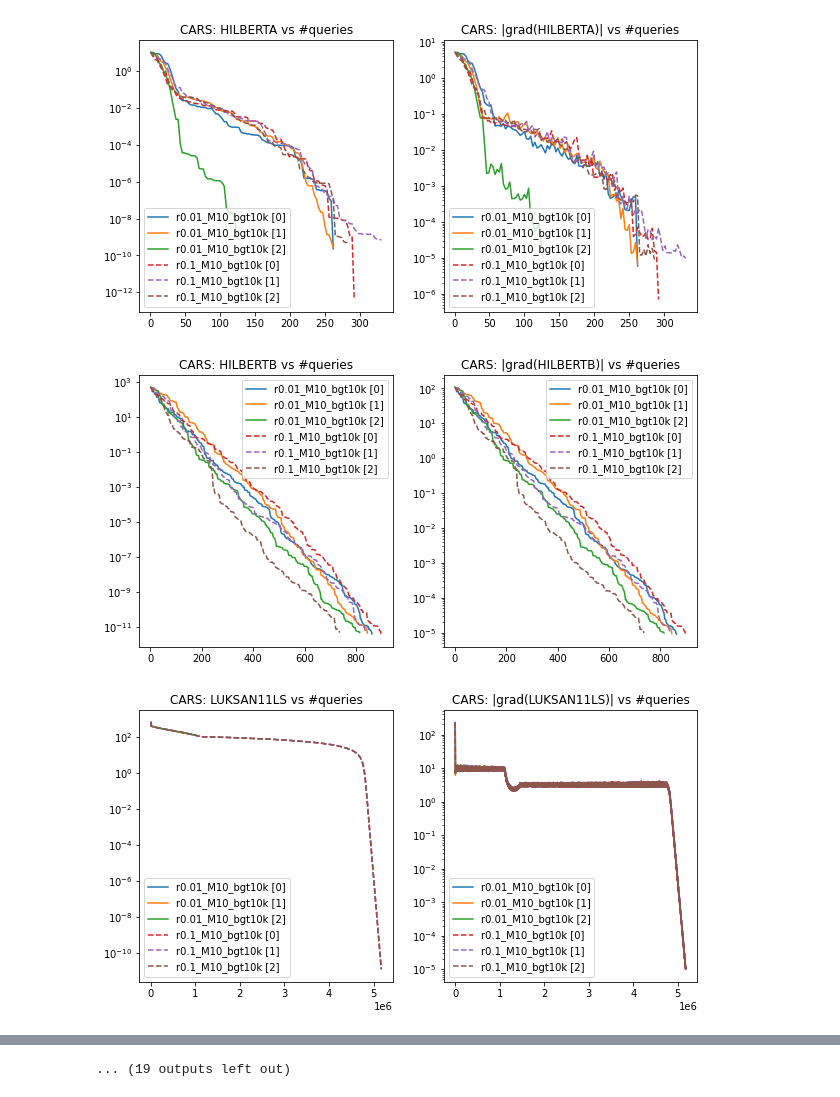
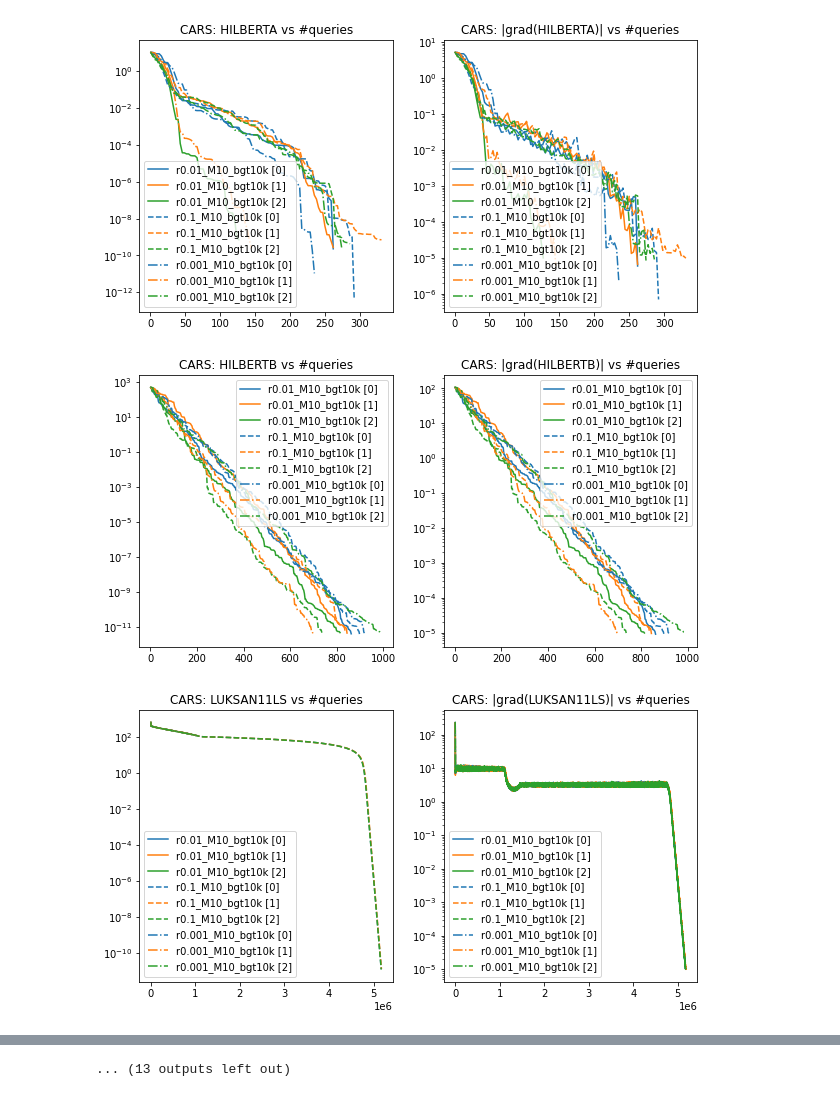
Before and after one commit to bumsu-kim/CARS, a Jupyter notebook: CARS_pyCUTEst/readData.ipynb, the cells around one changed output, grey strips where cells are left out. Cells and saved outputs as stored; diff of their text form; code cells hidden in the pictures.

```diff
--- a/CARS_pyCUTEst/readData.ipynb
+++ b/CARS_pyCUTEst/readData.ipynb
@@ -59,7 +59,8 @@ def plot_res(folder, paramoptions, Otype, pname, maxexpnum):
             ax2.plot(iters, gnorms, label=f"{expnum}")
             ax2.set_yscale('log')
             ax2.title.set_text(f'{Otype}: |grad({pname})| vs #queries')
-
+        else:
+            print(f"File/Folder doesn't exist: {fname}")
     if numlines>0:
         ax1.legend(loc='best')
         ax2.legend(loc='best')
@@ -71,7 +72,8 @@ def plot_res_mult(folder, paramoptions_list, Otype, pname, maxexpnum):
     nres = len(paramoptions_list)
     numlines = 0
     fig, (ax1, ax2) = plt.subplots(1,2, figsize=(10, 5))
-    linestyles = ['-', '--']
+    linestyles = ['-', '--', '-.', ':']
+    colors = ['C0','C1','C2','C3','C4','C5','C6','C7','C8','C9']
     for i in range(nres):
         for expnum in range(maxexpnum):
             fname = folder + f"params_{paramoptions_list[i]}/{Otype}_{pname}_{expnum}.npy"
@@ -82,12 +84,12 @@ def plot_res_mult(folder, paramoptions_list, Otype, pname, maxexpnum):
                 gnorms = err_gnorm[1,:]
                 maxiter = errs.size
                 iters = 1+3*np.array(range(0, maxiter))
-                ax1.plot(iters, errs, label=f"{paramoptions_list[i]} [{expnum}]", linestyle=linestyles[i])
+                ax1.plot(iters, errs, label=f"{paramoptions_list[i]} [{expnum}]", linestyle=linestyles[i], color=colors[expnum])
                 ax1.set_yscale('log')
                 ax1.title.set_text(f'{Otype}: {pname} vs #queries')
 
 
-                ax2.plot(iters, gnorms, label=f"{paramoptions_list[i]} [{expnum}]", linestyle=linestyles[i])
+                ax2.plot(iters, gnorms, label=f"{paramoptions_list[i]} [{expnum}]", linestyle=linestyles[i], color=colors[expnum])
                 ax2.set_yscale('log')
                 ax2.title.set_text(f'{Otype}: |grad({pname})| vs #queries')
     if numlines>0:
@@ -99,5 +121,5 @@ def plot_res_mult(folder, paramoptions_list, Otype, pname, maxexpnum):
 # %%
-paramoptions = 'r0.01_M10_bgt10k'
+paramoptions = 'samlltest'
 for prob_name in prob_name_list:
     plot_res(default_folder, paramoptions, Otype, prob_name, maxexpnum)
 # paramoptions = 'r0.1_M10_bgt10k'
@@ -119,5 +127,5 @@ for prob_name in prob_name_list:
 # %%
-paramoptions_list = ['r0.01_M10_bgt10k', 'r0.1_M10_bgt10k']
+paramoptions_list = ['r0.01_M10_bgt10k', 'r0.1_M10_bgt10k', 'r0.001_M10_bgt10k']
 for prob_name in prob_name_list:
     plot_res_mult(default_folder, paramoptions_list, Otype, prob_name, maxexpnum)
 # %% [output]
@@ -128,3 +136,3 @@ for prob_name in prob_name_list:
-[figure, old version]
+[figure, new version]
-[figure, old version]
+[figure, new version]
-[figure, old version]
+[figure, new version]
@@ -136 +144 @@ for prob_name in prob_name_list:
-... (19 outputs left out)
+... (13 outputs left out)
```
Also changed, not shown: parts of 4 cells of this notebook, 1 other file.
